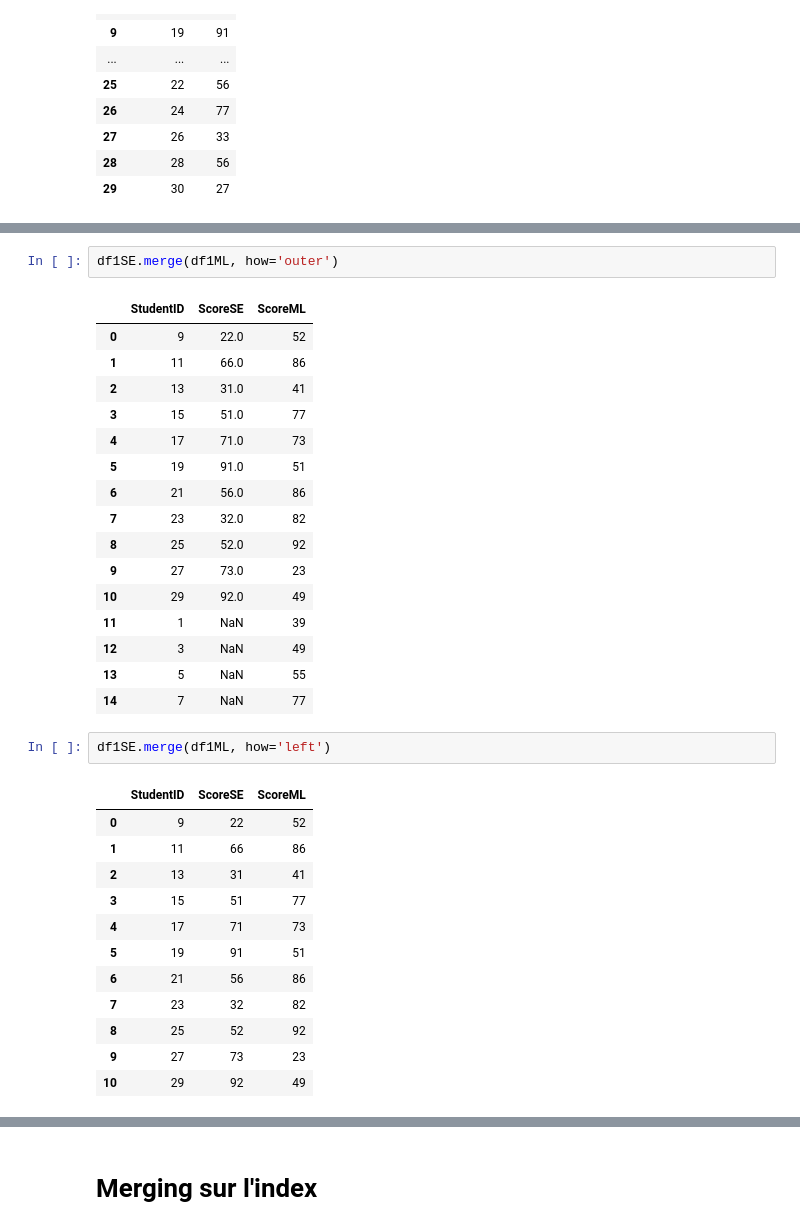
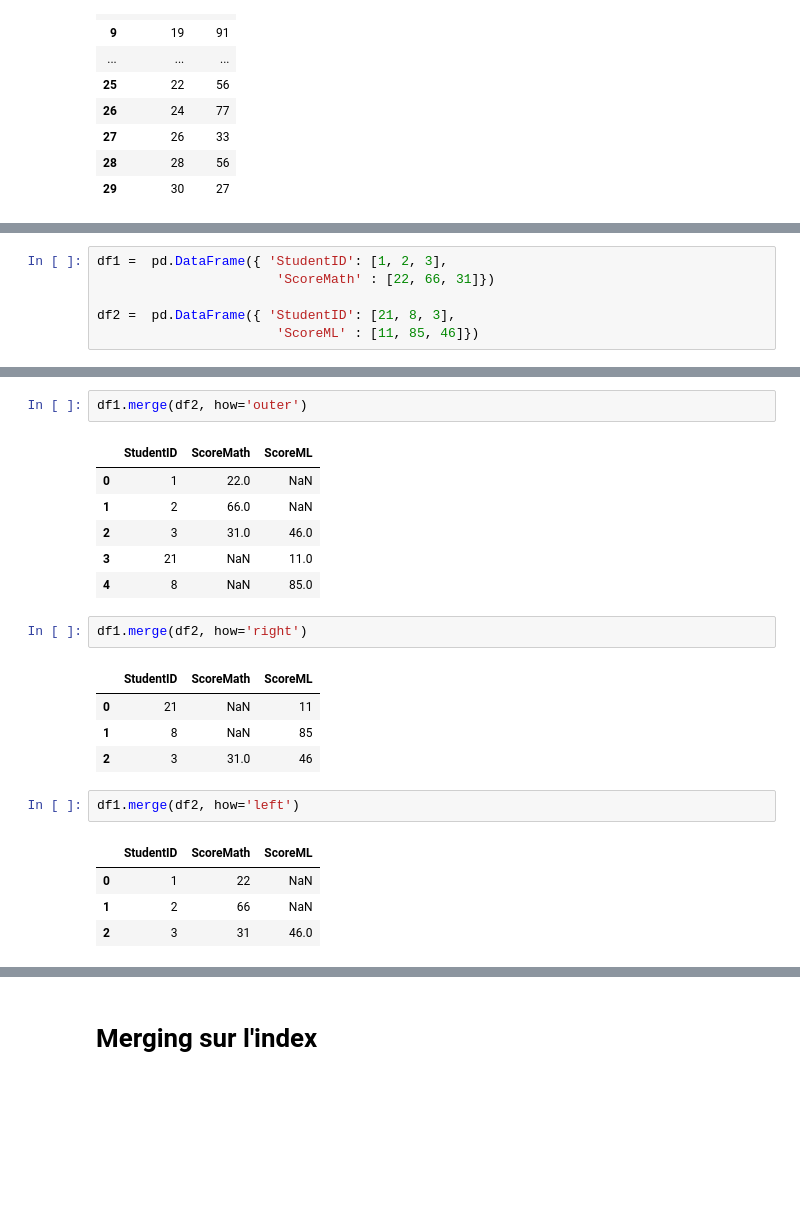
Before and after one commit to kevindegila/data-analyst, a Jupyter notebook: 03_02_Data_Wrangling_avec_Pandas.ipynb, the cells around one changed output, grey strips where cells are left out. Cells and saved outputs as stored; diff of their text form; blank space fills up the shorter version.

```diff
--- a/03_02_Data_Wrangling_avec_Pandas.ipynb
+++ b/03_02_Data_Wrangling_avec_Pandas.ipynb
@@ -102 +71,7 @@ dfML.head()
+# %%
+df1 =  pd.DataFrame({ 'StudentID': [1, 2, 3],
+                       'ScoreMath' : [22, 66, 31]})
+
+df2 =  pd.DataFrame({ 'StudentID': [21, 8, 3],
+                       'ScoreML' : [11, 85, 46]})
 # %%
@@ -117,34 +82,23 @@ df1SE.merge(df1ML, how='inner')
 # %%
-df1SE.merge(df1ML, how='outer')
+df1.merge(df2, how='outer')
 # %% [output]
-|  | StudentID | ScoreSE | ScoreML |
-| 0 | 9 | 22.0 | 52 |
-| 1 | 11 | 66.0 | 86 |
-| 2 | 13 | 31.0 | 41 |
-| 3 | 15 | 51.0 | 77 |
-| 4 | 17 | 71.0 | 73 |
-| 5 | 19 | 91.0 | 51 |
-| 6 | 21 | 56.0 | 86 |
-| 7 | 23 | 32.0 | 82 |
-| 8 | 25 | 52.0 | 92 |
-| 9 | 27 | 73.0 | 23 |
-| 10 | 29 | 92.0 | 49 |
-| 11 | 1 | NaN | 39 |
-| 12 | 3 | NaN | 49 |
-| 13 | 5 | NaN | 55 |
-| 14 | 7 | NaN | 77 |
+|  | StudentID | ScoreMath | ScoreML |
+| 0 | 1 | 22.0 | NaN |
+| 1 | 2 | 66.0 | NaN |
+| 2 | 3 | 31.0 | 46.0 |
+| 3 | 21 | NaN | 11.0 |
+| 4 | 8 | NaN | 85.0 |
+# %%
+df1.merge(df2, how='right')
+# %% [output]
+|  | StudentID | ScoreMath | ScoreML |
+| 0 | 21 | NaN | 11 |
+| 1 | 8 | NaN | 85 |
+| 2 | 3 | 31.0 | 46 |
 # %%
-df1SE.merge(df1ML, how='left')
+df1.merge(df2, how='left')
 # %% [output]
-|  | StudentID | ScoreSE | ScoreML |
-| 0 | 9 | 22 | 52 |
-| 1 | 11 | 66 | 86 |
-| 2 | 13 | 31 | 41 |
-| 3 | 15 | 51 | 77 |
-| 4 | 17 | 71 | 73 |
-| 5 | 19 | 91 | 51 |
-| 6 | 21 | 56 | 86 |
-| 7 | 23 | 32 | 82 |
-| 8 | 25 | 52 | 92 |
-| 9 | 27 | 73 | 23 |
-| 10 | 29 | 92 | 49 |
+|  | StudentID | ScoreMath | ScoreML |
+| 0 | 1 | 22 | NaN |
+| 1 | 2 | 66 | NaN |
+| 2 | 3 | 31 | 46.0 |
```
Also changed, not shown: parts of 8 cells of this notebook, 2 other files.
